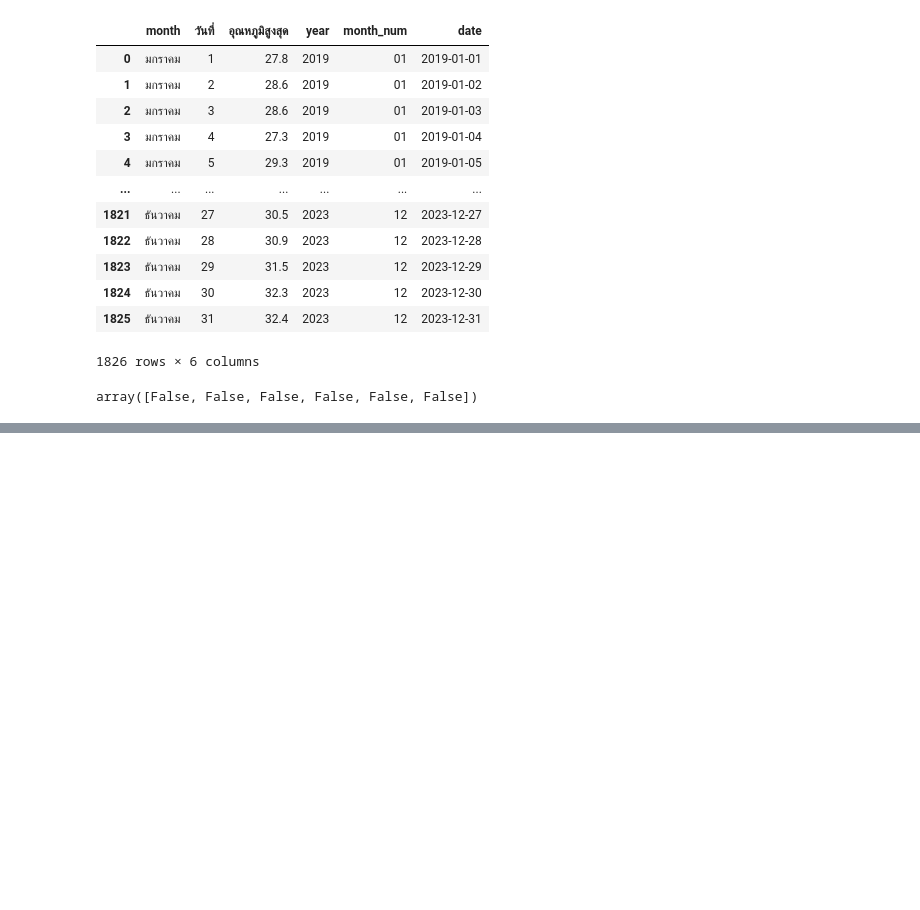
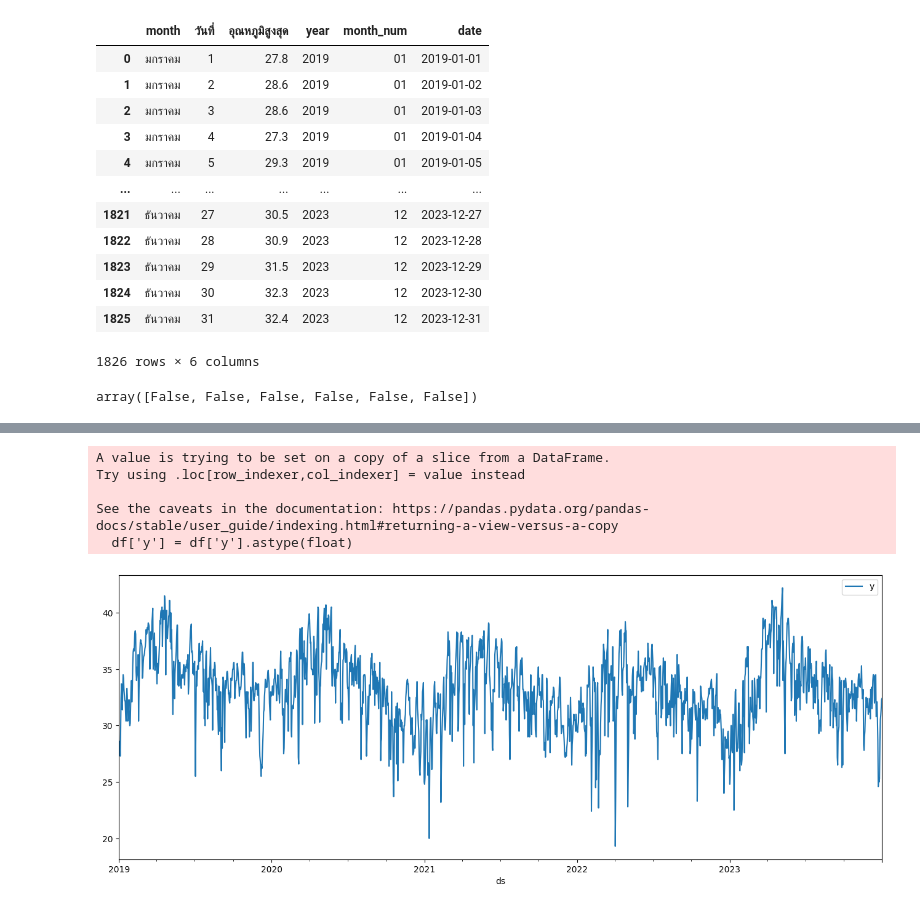
Before and after one commit to Tawanss/football, a Jupyter notebook: Untitled12.ipynb, the cells around one changed output, grey strips where cells are left out. Saved outputs shown, nothing was run; the diff lists cells and outputs as text; code cells hidden in the pictures; blank space fills up the shorter version.

```diff
--- a/Untitled12.ipynb
+++ b/Untitled12.ipynb
@@ -477,0 +484,4 @@ merge.to_excel(r"/content/drive/MyDrive/อุตุviz/File Name.xlsx", index=F
+# %%
+time_series = merge[['date','อุณหภูมิสูงสุด','อุณหภูมิต่ำสุด']]
+# %%
+time_series.replace('-', pd.NA, inplace=True)
@@ -477,0 +516,16 @@ merge.to_excel(r"/content/drive/MyDrive/อุตุviz/File Name.xlsx", index=F
+# %%
+#อุณหภูมิสูงสุด
+df = time_series[['date','อุณหภูมิสูงสุด']]
+df.columns=['ds','y']
+# %%
+df['y'] = df['y'].astype(float)
+# %% [output]
+A value is trying to be set on a copy of a slice from a DataFrame.
+Try using .loc[row_indexer,col_indexer] = value instead
+
+See the caveats in the documentation: https://pandas.pydata.org/pandas-docs/stable/user_guide/indexing.html#returning-a-view-versus-a-copy
+  df['y'] = df['y'].astype(float)
+# %%
+df.set_index('ds').plot(figsize=(16,6));
+# %% [output]
+[figure, added]
```
Also changed, not shown: parts of 19 cells of this notebook.
